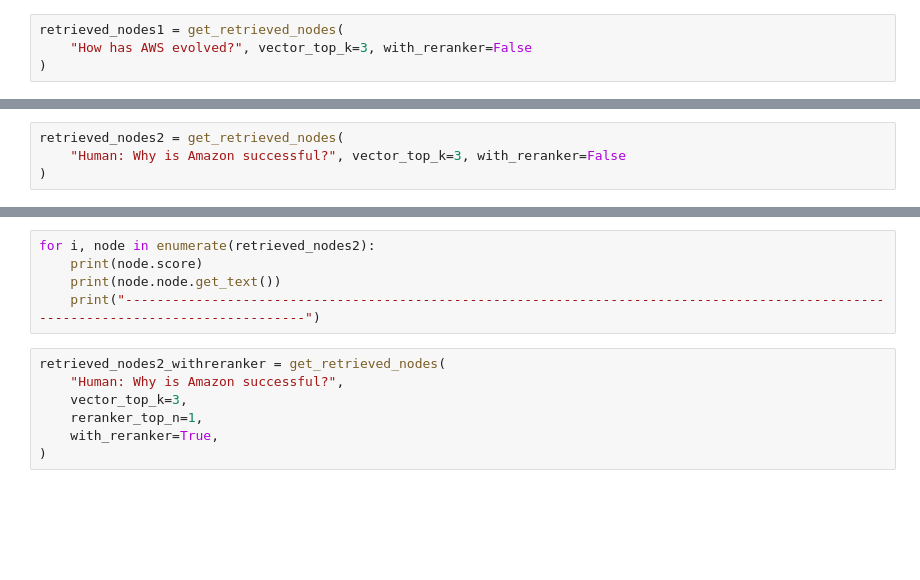
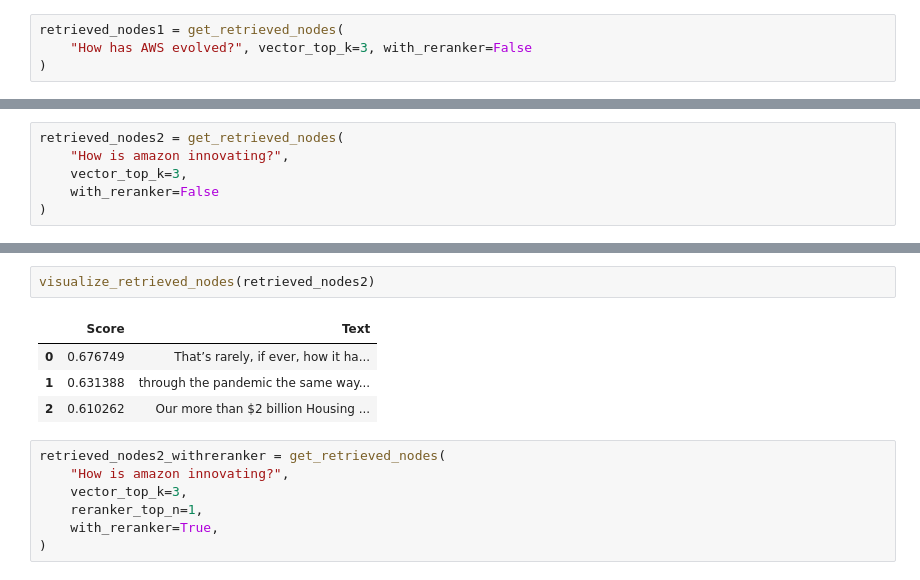
Before and after one commit to aws-samples/amazon-bedrock-rag-workshop, a Jupyter notebook: 05_Semantic_Search_with_Reranking/02_LlamaIndex_Reranker_Bedrock_Titan.ipynb, the cells around one changed output, grey strips where cells are left out. Saved outputs shown, nothing was run; the diff lists cells and outputs as text; blank space fills up the shorter version.

```diff
--- a/05_Semantic_Search_with_Reranking/02_LlamaIndex_Reranker_Bedrock_Titan.ipynb
+++ b/05_Semantic_Search_with_Reranking/02_LlamaIndex_Reranker_Bedrock_Titan.ipynb
@@ -275,6 +276,8 @@ for i, node in enumerate(retrieved_nodes1_withreranker):
 # %%
 retrieved_nodes2 = get_retrieved_nodes(
-    "Human: Why is Amazon successful?", vector_top_k=3, with_reranker=False
+    "How is amazon innovating?",
+    vector_top_k=3,
+    with_reranker=False
 )
 # %%
 len(retrieved_nodes2)
@@ -281,11 +286,13 @@ len(retrieved_nodes2)
 # %%
-for i, node in enumerate(retrieved_nodes2):
-    print(node.score)
-    print(node.node.get_text())
-    print("-----------------------------------------------------------------------------------------------------------------------------------")
+visualize_retrieved_nodes(retrieved_nodes2)
+# %% [output]
+|  | Score | Text |
+| 0 | 0.676749 | That’s rarely, if ever, how it ha... |
+| 1 | 0.631388 | through the pandemic the same way... |
+| 2 | 0.610262 | Our more than $2 billion Housing ... |
 # %%
 retrieved_nodes2_withreranker = get_retrieved_nodes(
-    "Human: Why is Amazon successful?",
+    "How is amazon innovating?",
     vector_top_k=3,
     reranker_top_n=1,
     with_reranker=True,
```
Also changed, not shown: parts of 14 cells of this notebook, 1 other file.
